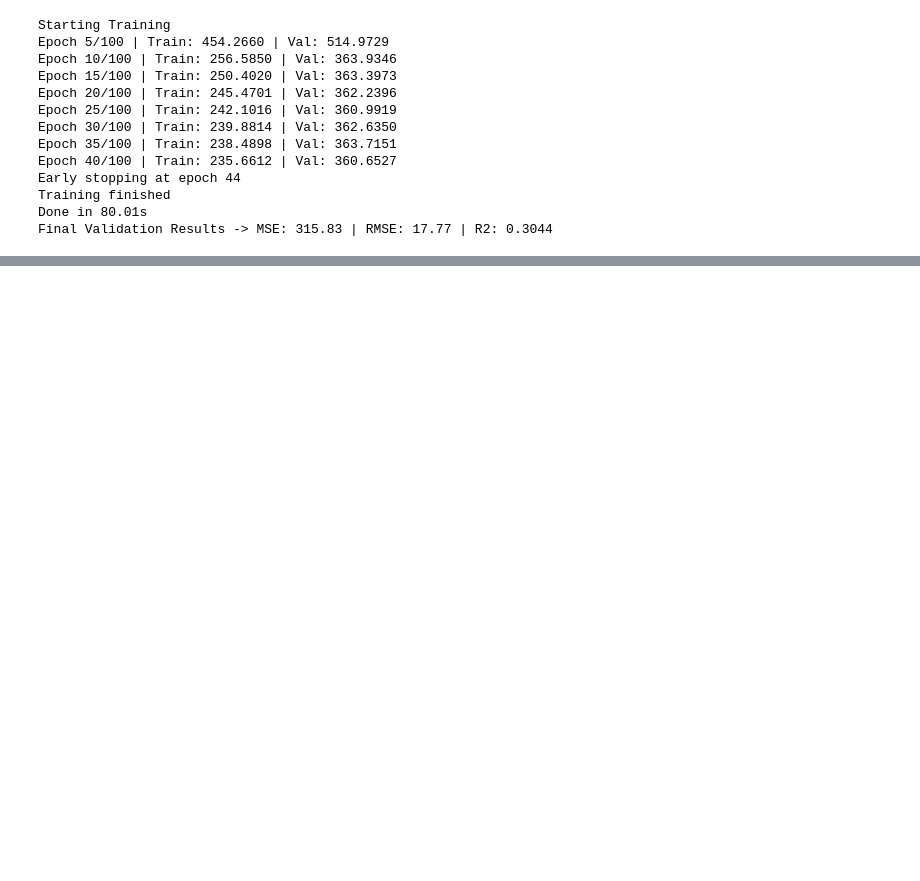
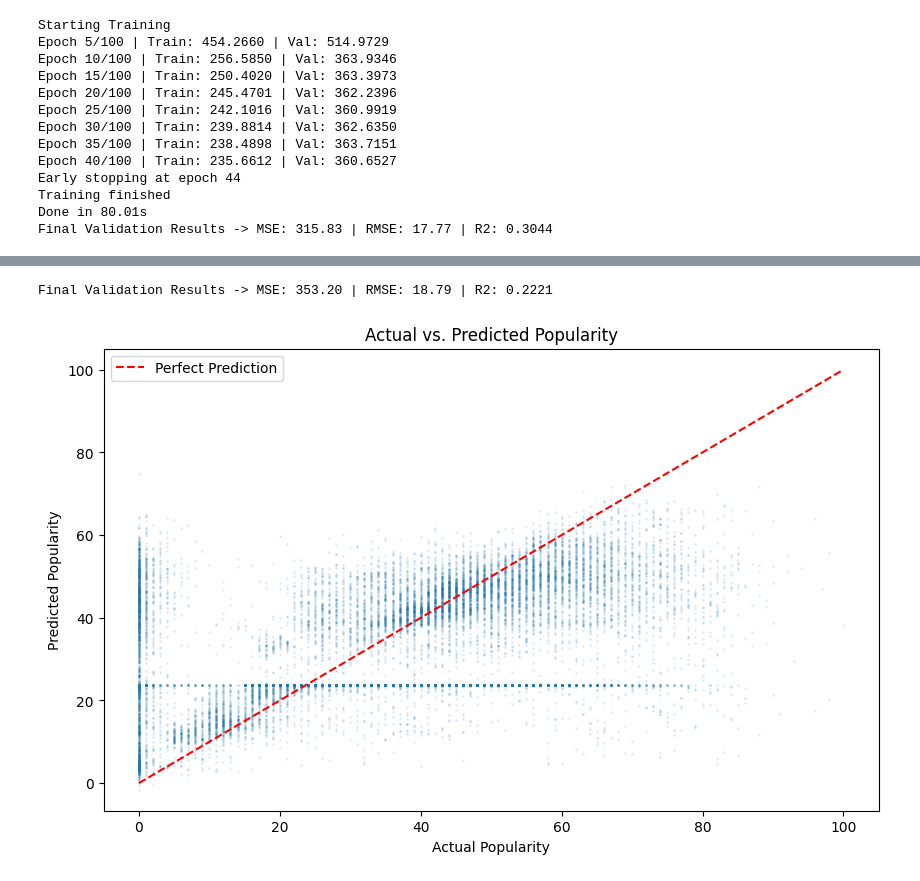
Before and after one commit to will-mccormack/CS-M148-Proj, a Jupyter notebook: COM_SCI_M148_NN_with_genre_with_PCA.ipynb, the cells around one changed output, grey strips where cells are left out. Saved outputs shown, nothing was run; the diff lists cells and outputs as text; code cells hidden in the pictures; blank space fills up the shorter version.

```diff
--- a/COM_SCI_M148_NN_with_genre_with_PCA.ipynb
+++ b/COM_SCI_M148_NN_with_genre_with_PCA.ipynb
@@ -348,0 +487,34 @@ Final Validation Results -> MSE: 315.83 | RMSE: 17.77 | R2: 0.3044
+# %%
+mse, rmse, r2 = calculate_metrics(model, val_loader, device)
+print(f"Final Validation Results -> MSE: {mse:.2f} | RMSE: {rmse:.2f} | R2: {r2:.4f}")
+# %% [output]
+Final Validation Results -> MSE: 353.20 | RMSE: 18.79 | R2: 0.2221
+# %%
+def plot_actual_vs_predicted(model, loader, device):
+    model.eval()
+    all_preds = []
+    all_labels = []
+
+    with torch.no_grad():
+        for features, labels in loader:
+            features = features.to(device)
+            preds = model(features).cpu().flatten()
+            all_preds.extend(preds)
+            all_labels.extend(labels)
+
+    plt.figure(figsize=(10, 6))
+    plt.scatter(all_labels, all_preds, alpha=0.1, s=1) # Alpha makes overlaps visible
+
+    # Plot a perfect diagonal line (Ideal predictions)
+    plt.plot([0, 100], [0, 100], color='red', linestyle='--', label='Perfect Prediction')
+
+    plt.xlabel('Actual Popularity')
+    plt.ylabel('Predicted Popularity')
+    plt.title('Actual vs. Predicted Popularity')
+    plt.legend()
+    plt.show()
+
+# Run it
+plot_actual_vs_predicted(model, val_loader, device)
+# %% [output]
+[figure, added]
```
Also changed, not shown: parts of 4 cells of this notebook.
